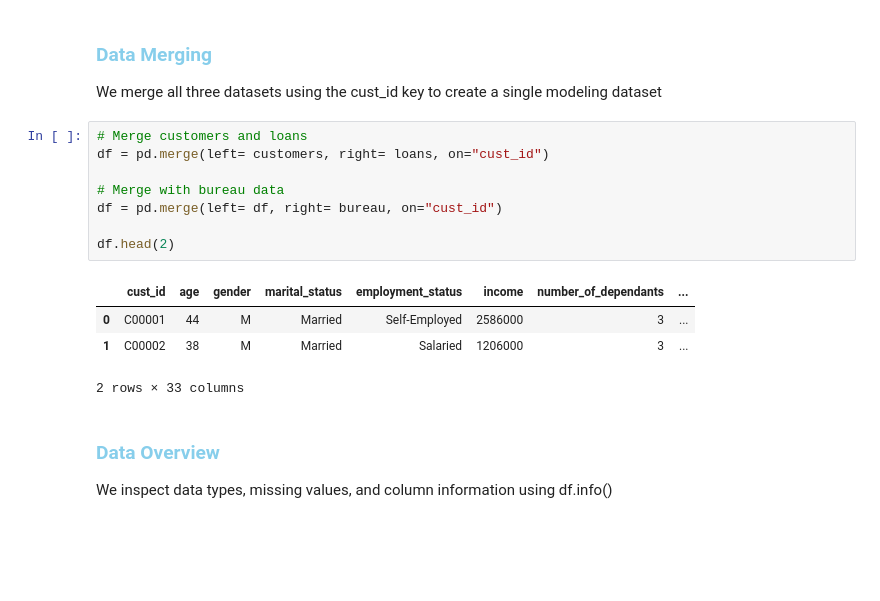
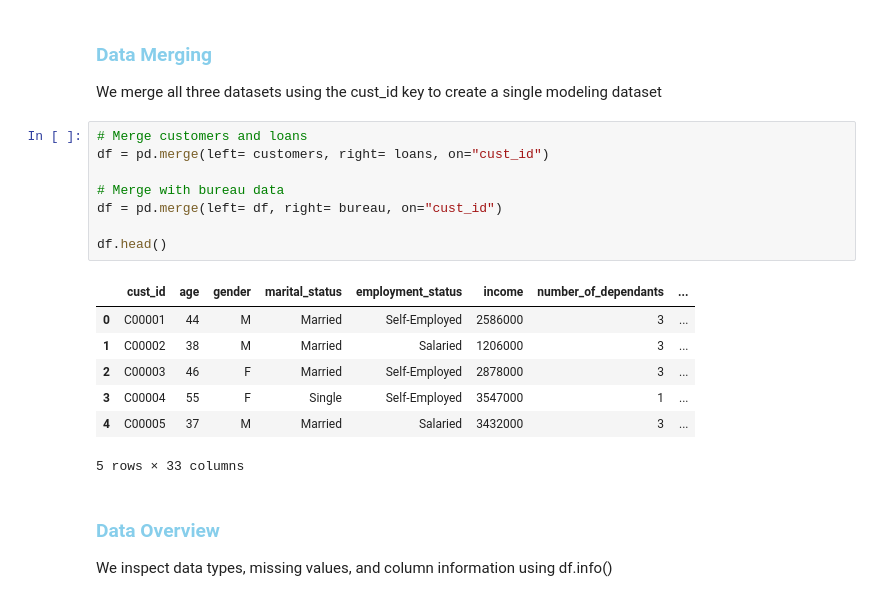
Before and after one commit to Sharanch3/credit_risk_modeling, a Jupyter notebook: notebooks/credit_risk_modeling.ipynb, the cells around one changed output. Saved outputs shown, nothing was run; the diff lists cells and outputs as text; blank space fills up the shorter version.

```diff
--- a/notebooks/credit_risk_modeling.ipynb
+++ b/notebooks/credit_risk_modeling.ipynb
@@ -49,16 +51,19 @@ Bureau dataset: (50000, 8)
 # %%
 # Merge customers and loans
 df = pd.merge(left= customers, right= loans, on="cust_id")
 
 # Merge with bureau data
 df = pd.merge(left= df, right= bureau, on="cust_id")
 
-df.head(2)
+df.head()
 # %% [output]
 |  | cust_id | age | gender | marital_status | employment_status | income | number_of_dependants | ... |
 | 0 | C00001 | 44 | M | Married | Self-Employed | 2586000 | 3 | ... |
 | 1 | C00002 | 38 | M | Married | Salaried | 1206000 | 3 | ... |
+| 2 | C00003 | 46 | F | Married | Self-Employed | 2878000 | 3 | ... |
+| 3 | C00004 | 55 | F | Single | Self-Employed | 3547000 | 1 | ... |
+| 4 | C00005 | 37 | M | Married | Salaried | 3432000 | 3 | ... |
-2 rows × 33 columns
+5 rows × 33 columns
 # %% [markdown]
 <h3 style = "color:skyblue" >Data Overview</h3>
 
```
Also changed, not shown: parts of 77 cells of this notebook, 2 other files.
